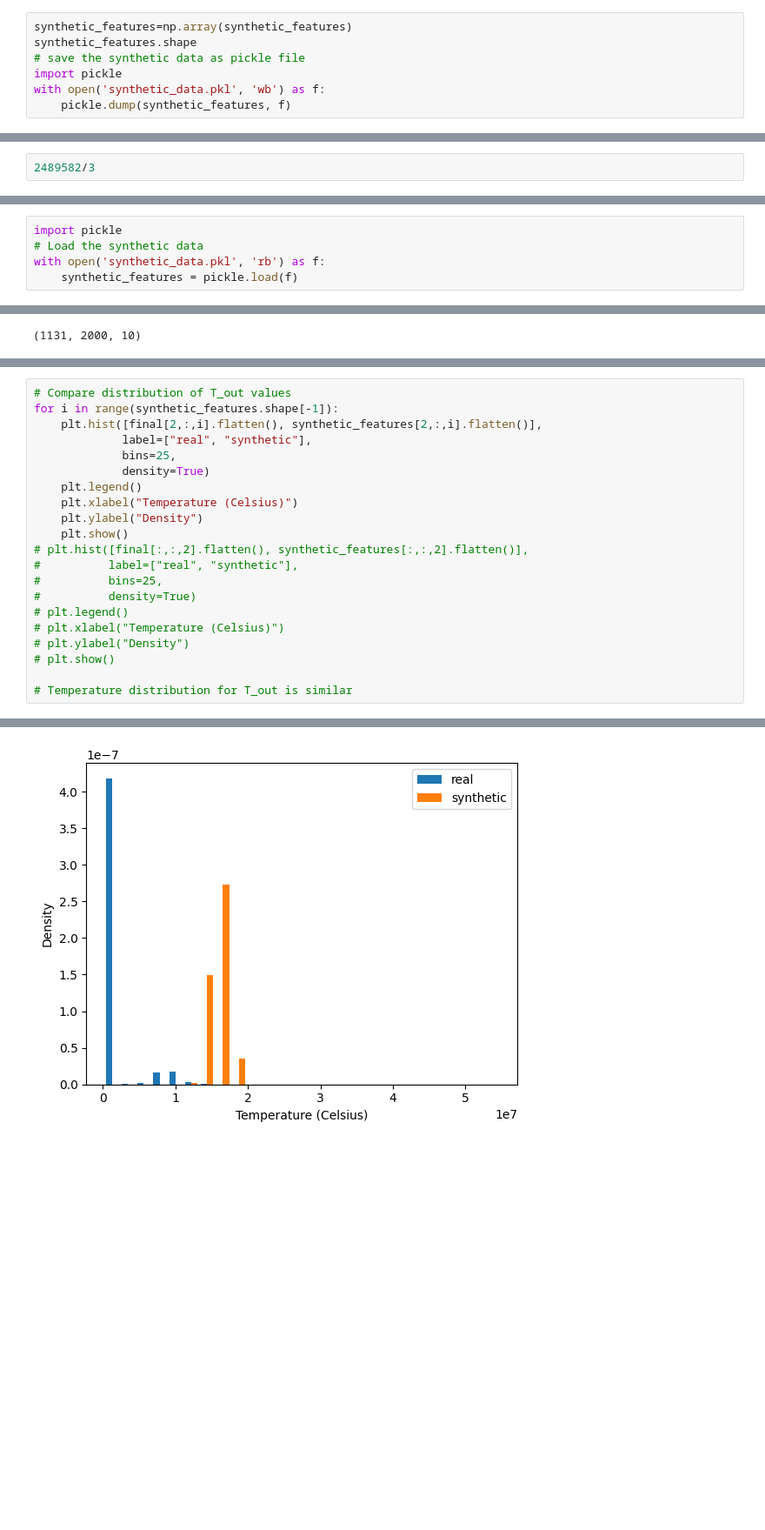
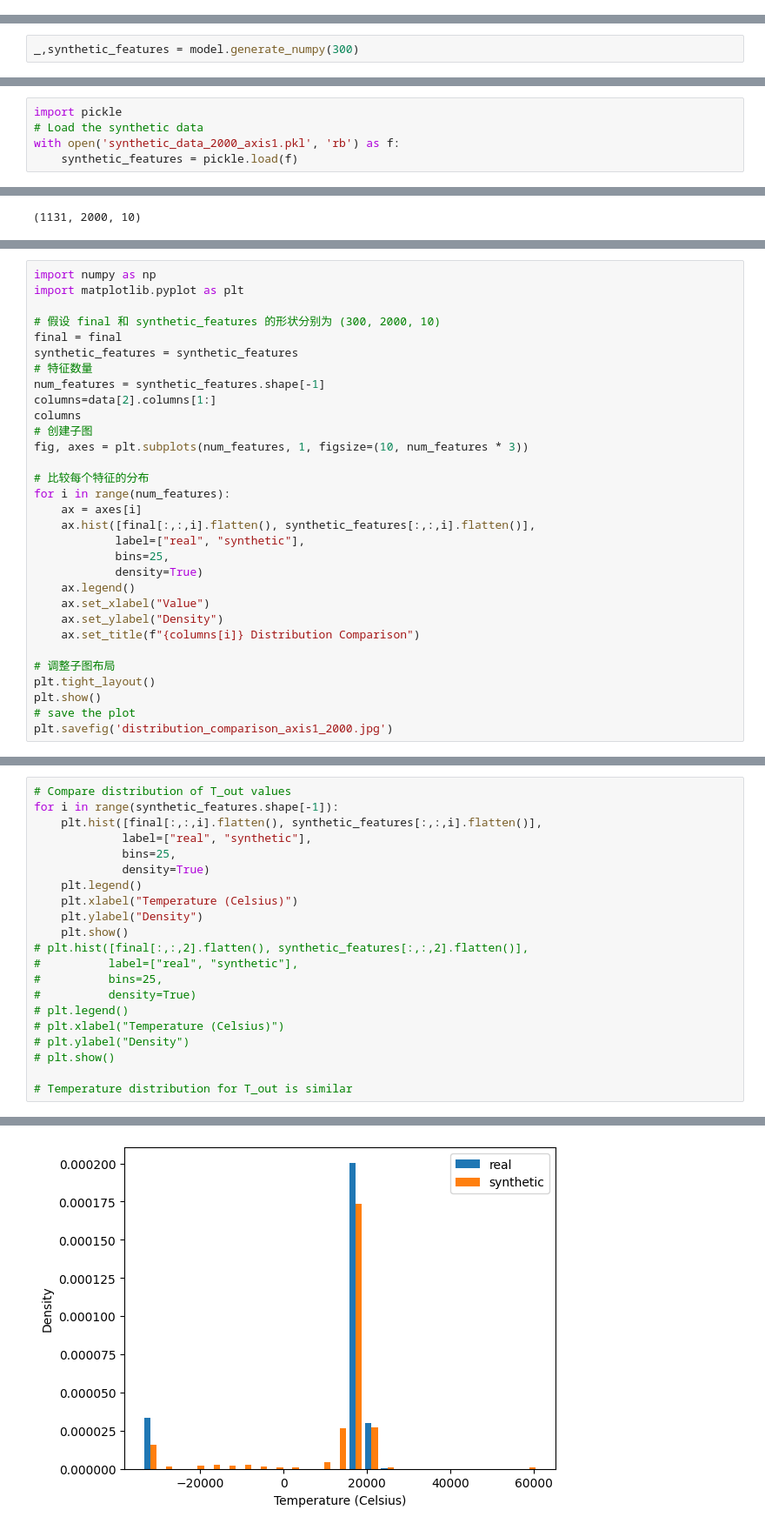
Before and after one commit to lian333/thesis, a Jupyter notebook: syntheic_data/timeseries_dgan.ipynb, the cells around one changed output, grey strips where cells are left out. Shown at 87% size. Cells and saved outputs as stored; diff of their text form; blank space fills up the shorter version.

```diff
--- a/syntheic_data/timeseries_dgan.ipynb
+++ b/syntheic_data/timeseries_dgan.ipynb
@@ -319,7 +387,0 @@ _,synthetic_features = model.generate_numpy(500)
-# %%
-synthetic_features=np.array(synthetic_features)
-synthetic_features.shape
-# save the synthetic data as pickle file
-import pickle
-with open('synthetic_data.pkl', 'wb') as f:
-    pickle.dump(synthetic_features, f)
@@ -328,3 +388,3 @@ with open('synthetic_data.pkl', 'wb') as f:
 # %%
-2489582/3
+_,synthetic_features = model.generate_numpy(300)
 # %% [output]
@@ -337,7 +397,7 @@ final.shape
 # %%
 import pickle
 # Load the synthetic data
-with open('synthetic_data.pkl', 'rb') as f:
+with open('synthetic_data_2000_axis1.pkl', 'rb') as f:
     synthetic_features = pickle.load(f)
 # %%
 synthetic_features.shape
@@ -560,0 +879,31 @@ synthetic_features.shape
+# %%
+import numpy as np
+import matplotlib.pyplot as plt
+
+# 假设 final 和 synthetic_features 的形状分别为 (300, 2000, 10)
+final = final
+synthetic_features = synthetic_features
+# 特征数量
+num_features = synthetic_features.shape[-1]
+columns=data[2].columns[1:]
+columns
+# 创建子图
+fig, axes = plt.subplots(num_features, 1, figsize=(10, num_features * 3))
+
+# 比较每个特征的分布
+for i in range(num_features):
+    ax = axes[i]
+    ax.hist([final[:,:,i].flatten(), synthetic_features[:,:,i].flatten()],
+            label=["real", "synthetic"],
+            bins=25,
+            density=True)
+    ax.legend()
+    ax.set_xlabel("Value")
+    ax.set_ylabel("Density")
+    ax.set_title(f"{columns[i]} Distribution Comparison")
+
+# 调整子图布局
+plt.tight_layout()
+plt.show()
+# save the plot
+plt.savefig('distribution_comparison_axis1_2000.jpg')
@@ -561,7 +913,7 @@ synthetic_features.shape
 # %%
 # Compare distribution of T_out values
 for i in range(synthetic_features.shape[-1]):
-    plt.hist([final[2,:,i].flatten(), synthetic_features[2,:,i].flatten()],
+    plt.hist([final[:,:,i].flatten(), synthetic_features[:,:,i].flatten()],
              label=["real", "synthetic"],
              bins=25,
              density=True)
@@ -584 +936 @@ for i in range(synthetic_features.shape[-1]):
-[figure, old version]
+[figure, new version]
```
Also changed, not shown: parts of 48 cells of this notebook, 6 other files.
